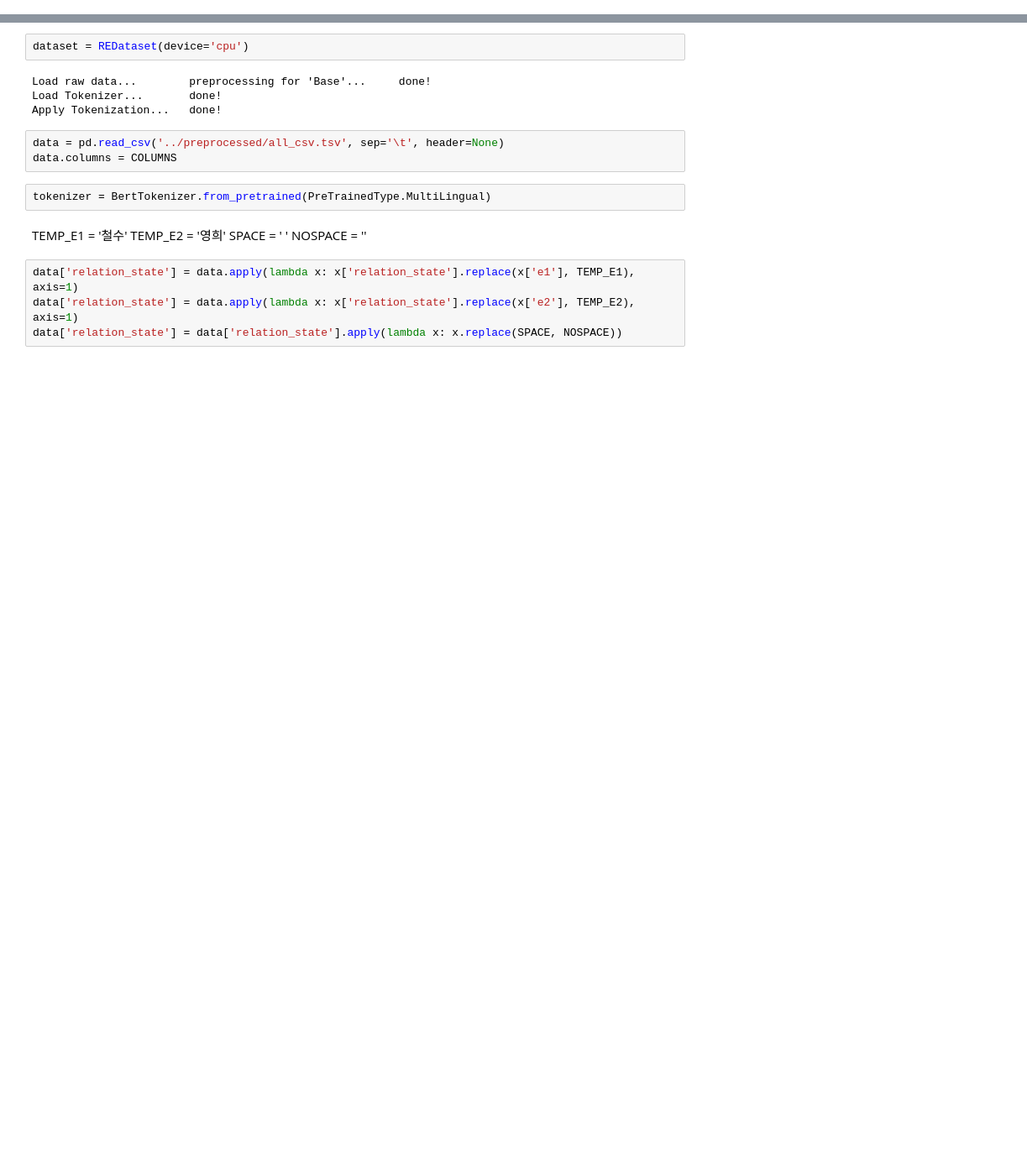
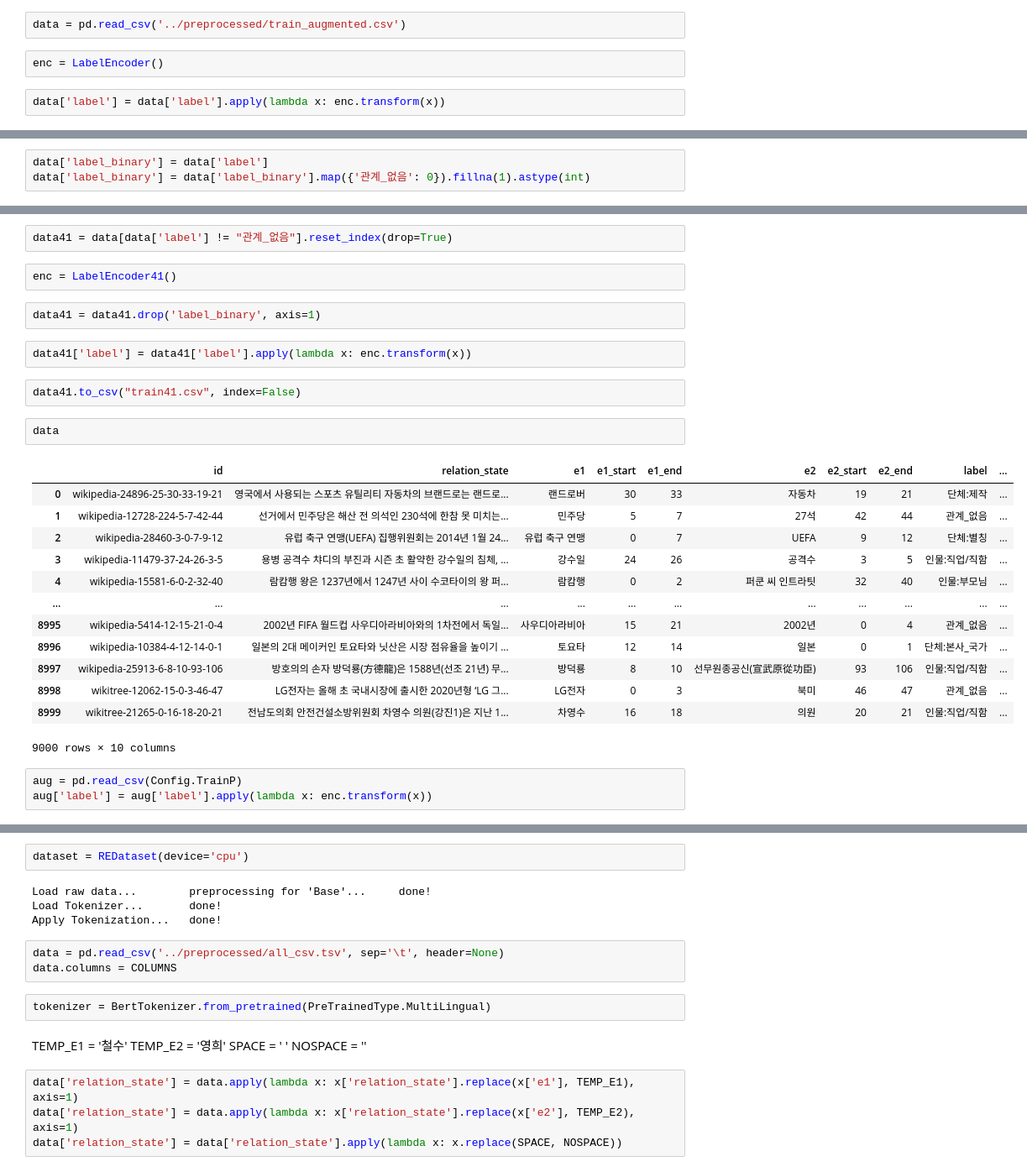
Before and after one commit to ilovemyminutes/RelationExtraction, a Jupyter notebook: notebooks/Data Augmentation.ipynb, the cells around one changed output, grey strips where cells are left out. Shown: that part at 84% size. Drawn from its saved outputs; the diff is of its cells as text; blank space fills up the shorter version.

```diff
--- a/notebooks/Data Augmentation.ipynb
+++ b/notebooks/Data Augmentation.ipynb
@@ -18,0 +23,6 @@ from config import PreTrainedType, Config, ModelType, PreProcessType
+# %%
+data = pd.read_csv('../preprocessed/train_augmented.csv')
+# %%
+enc = LabelEncoder()
+# %%
+data['label'] = data['label'].apply(lambda x: enc.transform(x))
@@ -18,0 +31,3 @@ from config import PreTrainedType, Config, ModelType, PreProcessType
+# %%
+data['label_binary'] = data['label']
+data['label_binary'] = data['label_binary'].map({'관계_없음': 0}).fillna(1).astype(int)
@@ -18,0 +38,29 @@ from config import PreTrainedType, Config, ModelType, PreProcessType
+# %%
+data41 = data[data['label'] != "관계_없음"].reset_index(drop=True)
+# %%
+enc = LabelEncoder41()
+# %%
+data41 = data41.drop('label_binary', axis=1)
+# %%
+data41['label'] = data41['label'].apply(lambda x: enc.transform(x))
+# %%
+data41.to_csv("train41.csv", index=False)
+# %%
+data
+# %% [output]
+|  | id | relation_state | e1 | e1_start | e1_end | e2 | e2_start | e2_end | label | ... |
+| 0 | wikipedia-24896-25-30-33-19-21 | 영국에서 사용되는 스포츠 유틸리티 자동차의 브랜드로는 랜드로... | 랜드로버 | 30 | 33 | 자동차 | 19 | 21 | 단체:제작 | ... |
+| 1 | wikipedia-12728-224-5-7-42-44 | 선거에서 민주당은 해산 전 의석인 230석에 한참 못 미치는... | 민주당 | 5 | 7 | 27석 | 42 | 44 | 관계_없음 | ... |
+| 2 | wikipedia-28460-3-0-7-9-12 | 유럽 축구 연맹(UEFA) 집행위원회는 2014년 1월 24... | 유럽 축구 연맹 | 0 | 7 | UEFA | 9 | 12 | 단체:별칭 | ... |
+| 3 | wikipedia-11479-37-24-26-3-5 | 용병 공격수 챠디의 부진과 시즌 초 활약한 강수일의 침체, ... | 강수일 | 24 | 26 | 공격수 | 3 | 5 | 인물:직업/직함 | ... |
+| 4 | wikipedia-15581-6-0-2-32-40 | 람캄행 왕은 1237년에서 1247년 사이 수코타이의 왕 퍼... | 람캄행 | 0 | 2 | 퍼쿤 씨 인트라팃 | 32 | 40 | 인물:부모님 | ... |
+| ... | ... | ... | ... | ... | ... | ... | ... | ... | ... | ... |
+| 8995 | wikipedia-5414-12-15-21-0-4 | 2002년 FIFA 월드컵 사우디아라비아와의 1차전에서 독일... | 사우디아라비아 | 15 | 21 | 2002년 | 0 | 4 | 관계_없음 | ... |
+| 8996 | wikipedia-10384-4-12-14-0-1 | 일본의 2대 메이커인 토요타와 닛산은 시장 점유율을 높이기 ... | 토요타 | 12 | 14 | 일본 | 0 | 1 | 단체:본사_국가 | ... |
+| 8997 | wikipedia-25913-6-8-10-93-106 | 방호의의 손자 방덕룡(方德龍)은 1588년(선조 21년) 무... | 방덕룡 | 8 | 10 | 선무원종공신(宣武原從功臣) | 93 | 106 | 인물:직업/직함 | ... |
+| 8998 | wikitree-12062-15-0-3-46-47 | LG전자는 올해 초 국내시장에 출시한 2020년형 ‘LG 그... | LG전자 | 0 | 3 | 북미 | 46 | 47 | 관계_없음 | ... |
+| 8999 | wikitree-21265-0-16-18-20-21 | 전남도의회 안전건설소방위원회 차영수 의원(강진1)은 지난 1... | 차영수 | 16 | 18 | 의원 | 20 | 21 | 인물:직업/직함 | ... |
+9000 rows × 10 columns
+# %%
+aug = pd.read_csv(Config.TrainP)
+aug['label'] = aug['label'].apply(lambda x: enc.transform(x))
```
Also changed, not shown: parts of 31 cells of this notebook, 17 other files.
